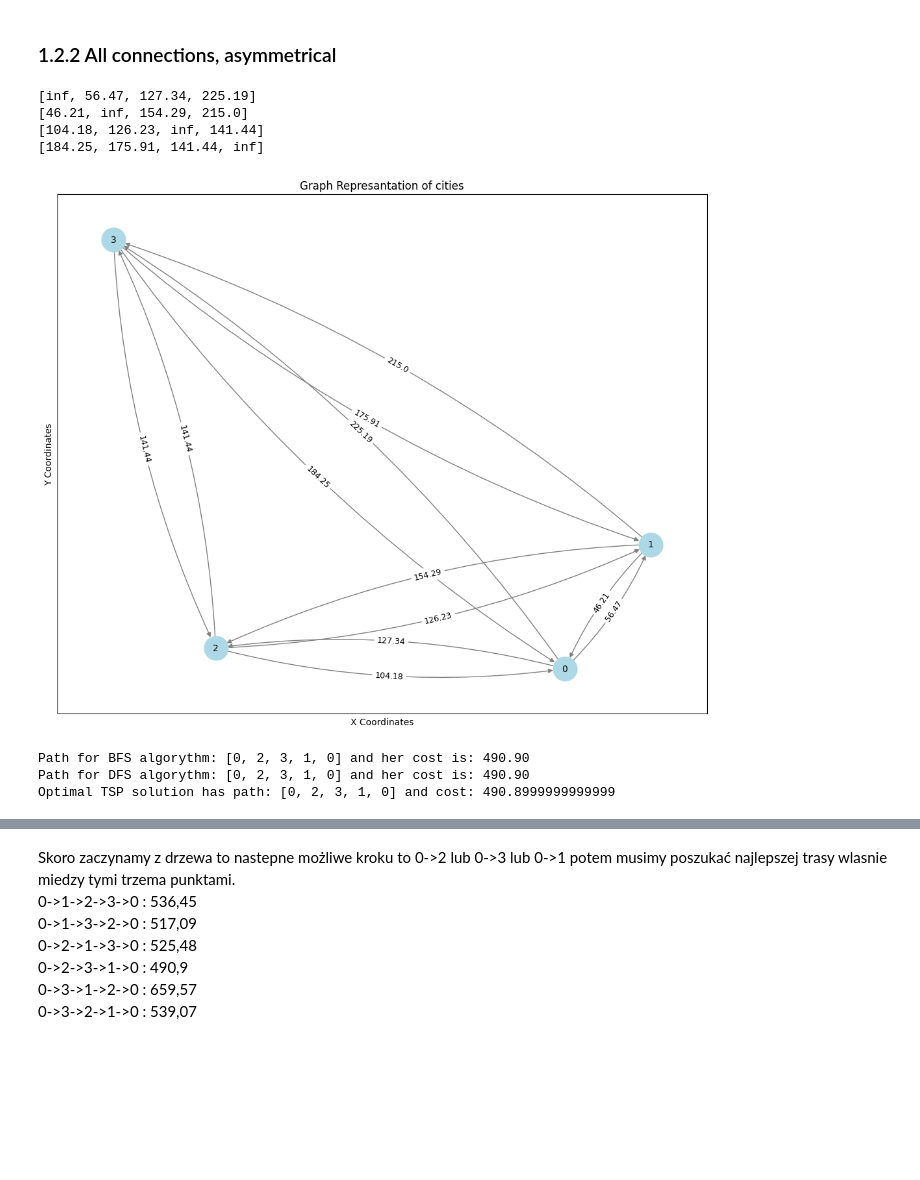
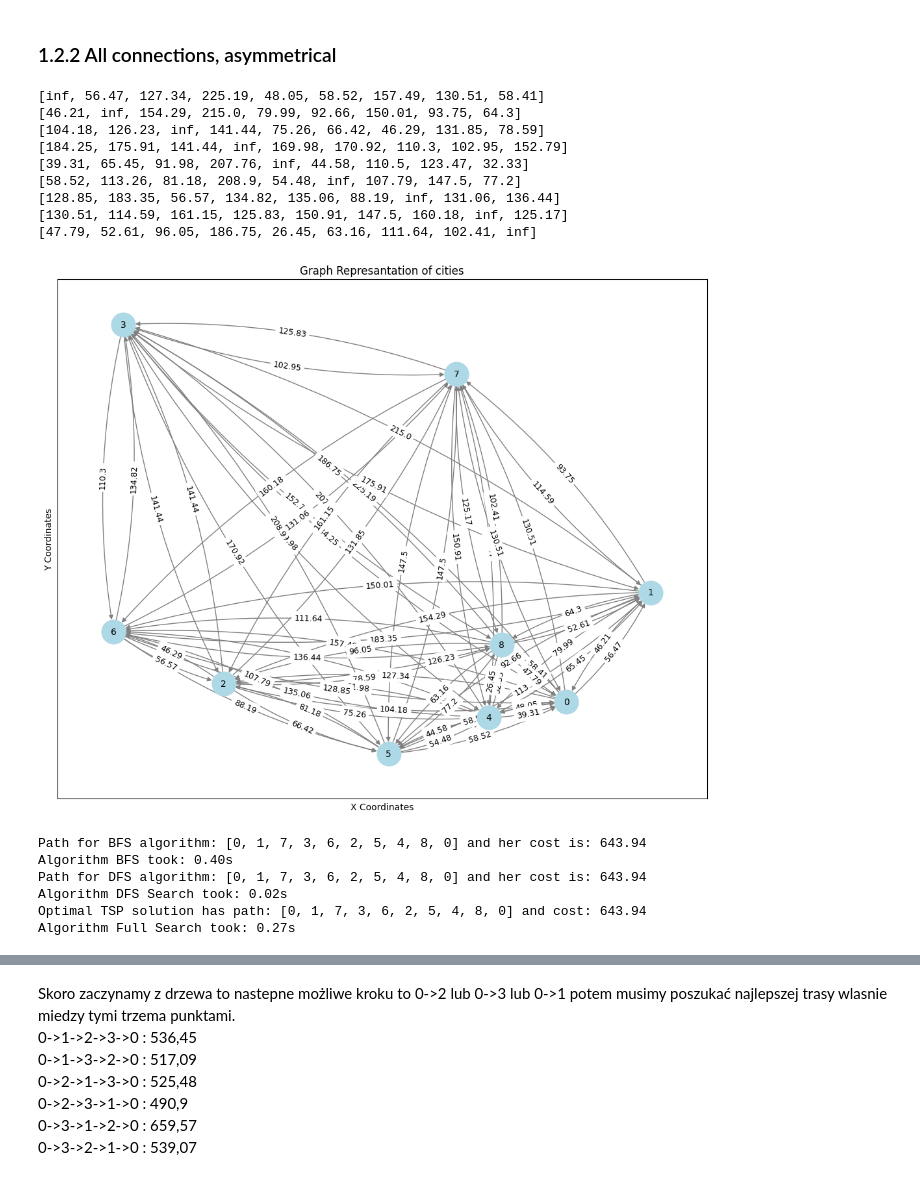
Before and after one commit to Rudobrody/Studies_AI_1_Term, a Jupyter notebook: PSI/traveling_salesman.ipynb, the cells around one changed output, grey strips where cells are left out. Drawn from its saved outputs; the diff is of its cells as text; code cells hidden in the pictures; blank space fills up the shorter version.

Commit message:
Add tree for every state, try with bfs v2, add time complexity

```diff
--- a/PSI/traveling_salesman.ipynb
+++ b/PSI/traveling_salesman.ipynb
@@ -186,7 +187,7 @@ def generate_adjacency_matrix(list_of_cities: list['City'], distance_function, c
 
     return adjacency_matrix
 
-NUMBER_OF_CITIES = 4
+NUMBER_OF_CITIES = 9
 
 cities = generate_list_of_cities(NUMBER_OF_CITIES) # now I have a list of cities
 
@@ -331,7 +332,7 @@ class Tree:
 
         return best_path, min_cost
 
-    def visualize_tree(self):
+    def visualize_tree(self, title):
         """Visualizes the tree structure using Graphviz."""
         dot = Digraph()  # Create a directed graph (Digraph)
 
@@ -350,7 +351,7 @@ class Tree:
         add_edges(self.root)
 
         # Render and display the tree
-        dot.render('state_tree', format='png', view=True)
+        dot.render(title, format='png', view=True)
 # %% [markdown]
 ### 1.3.1 BFS solver
 # %%
@@ -474,24 +530,47 @@ Optimal TSP solution has path: [0, 1, 3, 2, 0] and cost: 503.99
 # %%
 adjacency_matrix_asymetrical_all_connections = generate_adjacency_matrix(cities, City.calculate_distance_asymetric, connection_probability=1, symmetrical=False)
 
 for row in adjacency_matrix_asymetrical_all_connections:
     print(row)
 
 draw_graph(cities, adjacency_matrix_asymetrical_all_connections, symmetrical=False)
+
+# BFS
+start = time.time()
 bfs_path, bfs_cost = bfs_shortest_path(cities[0], cities, adjacency_matrix_asymetrical_all_connections)
-print(f"Path for BFS algorythm: {bfs_path} and her cost is: {bfs_cost:.2f}")
+end = time.time()
+print(f"Path for BFS algorithm: {bfs_path} and her cost is: {bfs_cost:.2f}")
+print(f"Algorithm BFS took: {end-start:.2f}s")
+
+# DFS
+start = time.time()
 dfs_path, dfs_cost = dfs_shortest_path(cities[0], cities, adjacency_matrix_asymetrical_all_connections)
-print(f"Path for DFS algorythm: {dfs_path} and her cost is: {dfs_cost:.2f}")
+end = time.time()
+print(f"Path for DFS algorithm: {dfs_path} and her cost is: {dfs_cost:.2f}")
+print(f"Algorithm DFS Search took: {end-start:.2f}s")
 
+# Full Search
+start = time.time()
 tsp_tree = Tree(adjacency_matrix=adjacency_matrix_asymetrical_all_connections)
 best_path, min_cost = tsp_tree.find_optimal_path()
-print(f"Optimal TSP solution has path: {best_path} and cost: {min_cost}")
+end = time.time()
+print(f"Optimal TSP solution has path: {best_path} and cost: {min_cost:.2f}")
+print(f"Algorithm Full Search took: {end-start:.2f}s")
+#tsp_tree.visualize_tree('all_con_asym')
 # %% [output]
-[inf, 56.47, 127.34, 225.19]
-[46.21, inf, 154.29, 215.0]
-[104.18, 126.23, inf, 141.44]
-[184.25, 175.91, 141.44, inf]
+[inf, 56.47, 127.34, 225.19, 48.05, 58.52, 157.49, 130.51, 58.41]
+[46.21, inf, 154.29, 215.0, 79.99, 92.66, 150.01, 93.75, 64.3]
+[104.18, 126.23, inf, 141.44, 75.26, 66.42, 46.29, 131.85, 78.59]
+[184.25, 175.91, 141.44, inf, 169.98, 170.92, 110.3, 102.95, 152.79]
+[39.31, 65.45, 91.98, 207.76, inf, 44.58, 110.5, 123.47, 32.33]
+[58.52, 113.26, 81.18, 208.9, 54.48, inf, 107.79, 147.5, 77.2]
+[128.85, 183.35, 56.57, 134.82, 135.06, 88.19, inf, 131.06, 136.44]
+[130.51, 114.59, 161.15, 125.83, 150.91, 147.5, 160.18, inf, 125.17]
+[47.79, 52.61, 96.05, 186.75, 26.45, 63.16, 111.64, 102.41, inf]
-[figure, old version]
+[figure, new version]
-Path for BFS algorythm: [0, 2, 3, 1, 0] and her cost is: 490.90
-Path for DFS algorythm: [0, 2, 3, 1, 0] and her cost is: 490.90
-Optimal TSP solution has path: [0, 2, 3, 1, 0] and cost: 490.8999999999999
+Path for BFS algorithm: [0, 1, 7, 3, 6, 2, 5, 4, 8, 0] and her cost is: 643.94
+Algorithm BFS took: 0.40s
+Path for DFS algorithm: [0, 1, 7, 3, 6, 2, 5, 4, 8, 0] and her cost is: 643.94
+Algorithm DFS Search took: 0.02s
+Optimal TSP solution has path: [0, 1, 7, 3, 6, 2, 5, 4, 8, 0] and cost: 643.94
+Algorithm Full Search took: 0.27s
```
Also changed, not shown: parts of 20 cells of this notebook.
